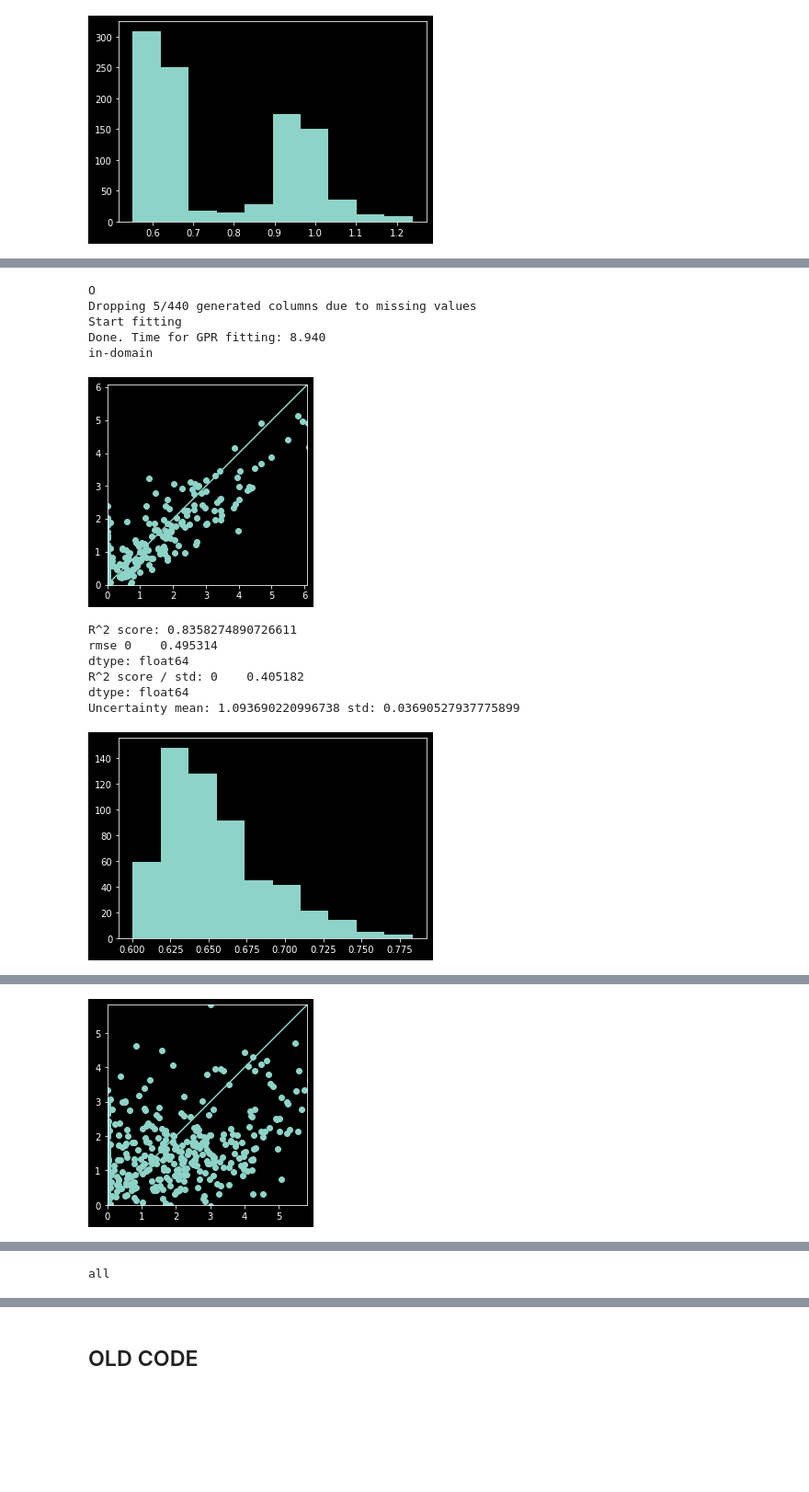
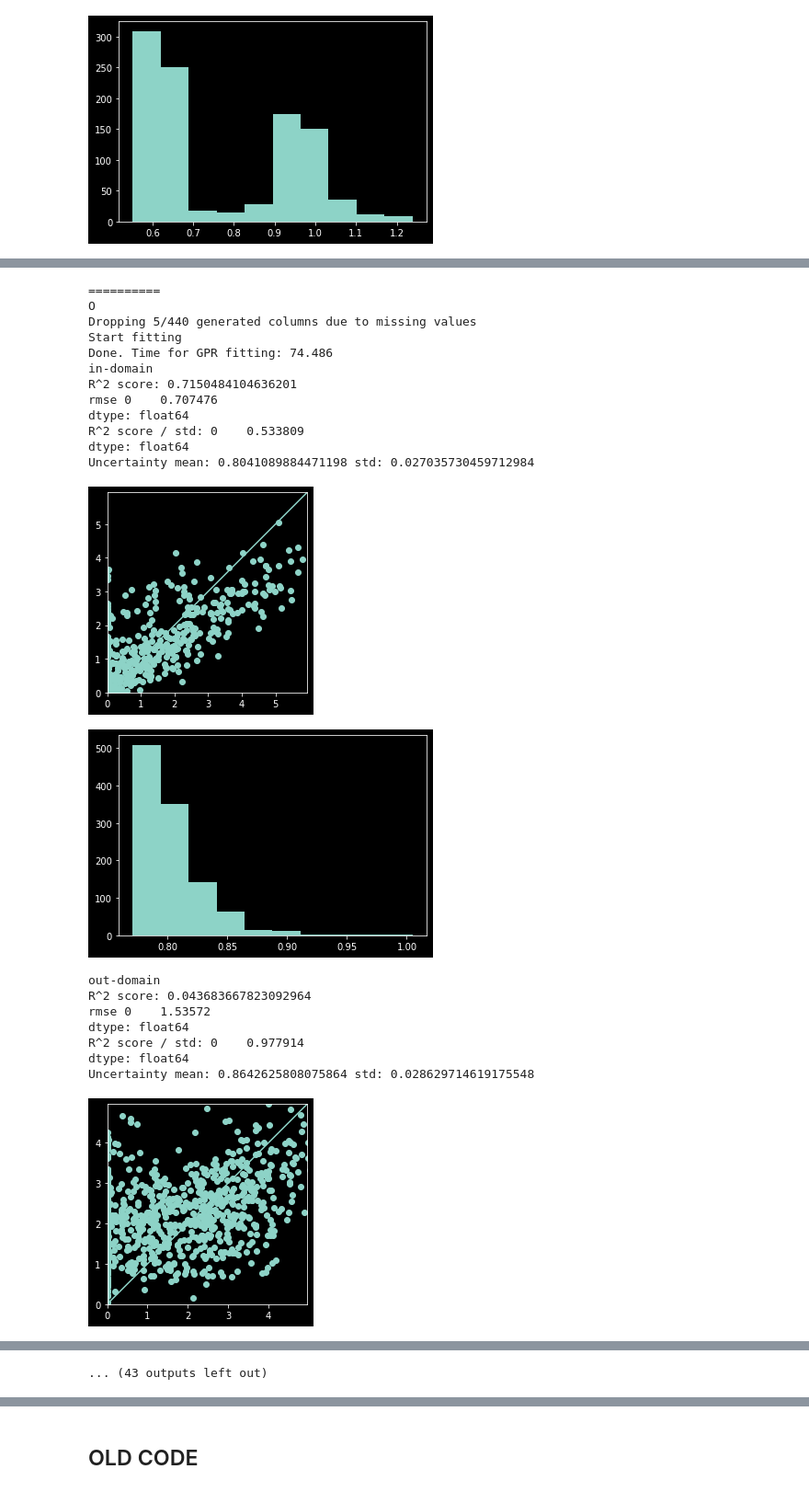
Before and after one commit to uw-cmg/MAST-ML, a Jupyter notebook: Pickle.ipynb, the cells around one changed output, grey strips where cells are left out. Shown at 92% size. Drawn from its saved outputs; the diff is of its cells as text; code cells hidden in the pictures; blank space fills up the shorter version.

Commit message:
run on different elements

```diff
--- a/Pickle.ipynb
+++ b/Pickle.ipynb
@@ -41,12 +41,15 @@ comp_zip_y = list(zip(compositions, data_y.T.values.tolist()[0]))
 ## Functions
 # %%
 
-def create_subset(sample_from, n = 1000):
+def create_subset(sample_from, n=1000):
+    """Creates subset of size `n`"""
     subset_compositions, subset_y = zip(*random.sample(sample_from, n))
     subset_x = pd.DataFrame(subset_compositions)
     return subset_x, subset_y
 
+
 def vectorize(x_compositions, y):
+    """Computes elemental features and applies normalization"""
     e_features = ElementalFeatureGenerator(x_compositions)
     e_features.fit()
 
@@ -60,23 +63,39 @@ def vectorize(x_compositions, y):
 
     return x, y
 
+
 def compute_elemetal_fractions(x_compositions):
+    """Computes elemental fractions"""
     e_fraction = ElementalFractionGenerator(x_compositions)
     e_fraction.fit()
-    frac_x, frac_y = e_fraction.transform() # only used to create domains later
+    frac_x, frac_y = e_fraction.transform()  # only used to create domains later
     return frac_x, frac_y
 
-def featurize(x, y):
+
+def featurize(x, y, n=25):
+    """With random forest choses top `n` features"""
     model = SklearnModel(model='RandomForestRegressor')
-    selector = EnsembleModelFeatureSelector(model=model, n_features_to_select=25)
+    selector = EnsembleModelFeatureSelector(model=model, n_features_to_select=n)
     x = selector.evaluate(X=x, y=y)
     return x
 
+
 def rmse(predictions, targets):
+    """Root mean square error"""
     return np.sqrt(((predictions - targets) ** 2).mean())
+
 
 def showScores(x, y, y_, gpr, std):
     """Show evaluation metrics given `x`, `y`, and predicted y, `y_` and GPR model `gpr`"""
+
+    r2_score = gpr.score(x, y)
+    print(f"R^2 score: {r2_score}")
+    print(f"rmse", rmse(y, y_))
+    err = rmse(y, y_) / np.std(y)
+    print(f"R^2 score / std: {err}")
+    print(f"Uncertainty mean: {np.mean(std)} std: {np.std(std)}")
+
+    # performance graph
     max_val = max(max(y), max(y_))
     fig, ax = plt.subplots()
     ax.scatter(x=y, y=y_)
@@ -88,18 +107,14 @@ def showScores(x, y, y_, gpr, std):
     ax.plot([0, 1], [0, 1], transform=ax.transAxes)
     plt.show()
 
-    r2_score = gpr.score(x, y)
-    print(f"R^2 score: {r2_score}")
-    print(f"rmse", rmse(y, y_))
-    err = rmse(y, y_) / np.std(y)
-    print(f"R^2 score / std: {err}")
-    print(f"Uncertainty mean: {np.mean(std_)} std: {np.std(std_)}")
-
+    # uncertainty graph
     plt.hist(std)
     plt.show()
 
+
 def fit_gpr(x, y):
     """Given `x` and `y` returns a trained GPR model"""
+
     gp_kernel = ConstantKernel() * Matern() + WhiteKernel()
     gpr = GaussianProcessRegressor(kernel=gp_kernel, n_restarts_optimizer=10)
 
@@ -329,20 +317,32 @@ Uncertainty mean: 1.093690220996738 std: 0.03690527937775899
 # %%
+
+# !!!Warning!!! This will take about 40 minutes to run
 material_group_char = ["O", "B", "F", "Cl", "Br", "I"]
 for element in material_group_char:
+    print("="*10)
     print(element)
-    test_domain(comp_zip_y, n = 1000, element = element, threshold = 0, min_train_group = 500)
-    print()
+    test_domain(comp_zip_y, n = 2000, element = element, threshold = 0, min_train_group = 500)
+    print("="*10)
 # %% [output]
+==========
 O
 Dropping 5/440 generated columns due to missing values
 Start fitting
-Done. Time for GPR fitting: 8.940
+Done. Time for GPR fitting: 74.486
 in-domain
+R^2 score: 0.7150484104636201
+rmse 0    0.707476
+dtype: float64
+R^2 score / std: 0    0.533809
+dtype: float64
+Uncertainty mean: 0.8041089884471198 std: 0.027035730459712984
-[figure, old version]
+[figure, new version]
+[figure, new version]
-R^2 score: 0.8358274890726611
-rmse 0    0.495314
+out-domain
+R^2 score: 0.043683667823092964
+rmse 0    1.53572
 dtype: float64
-R^2 score / std: 0    0.405182
+R^2 score / std: 0    0.977914
 dtype: float64
-Uncertainty mean: 1.093690220996738 std: 0.03690527937775899
+Uncertainty mean: 0.8642625808075864 std: 0.028629714619175548
-[figure, old version]
+[figure, new version]
@@ -350 +354,0 @@ out-domain
-[figure, old version]
@@ -358 +372 @@ Uncertainty mean: 1.093690220996738 std: 0.03690527937775899
-all
+... (43 outputs left out)
```
Also changed, not shown: parts of 9 cells of this notebook.
